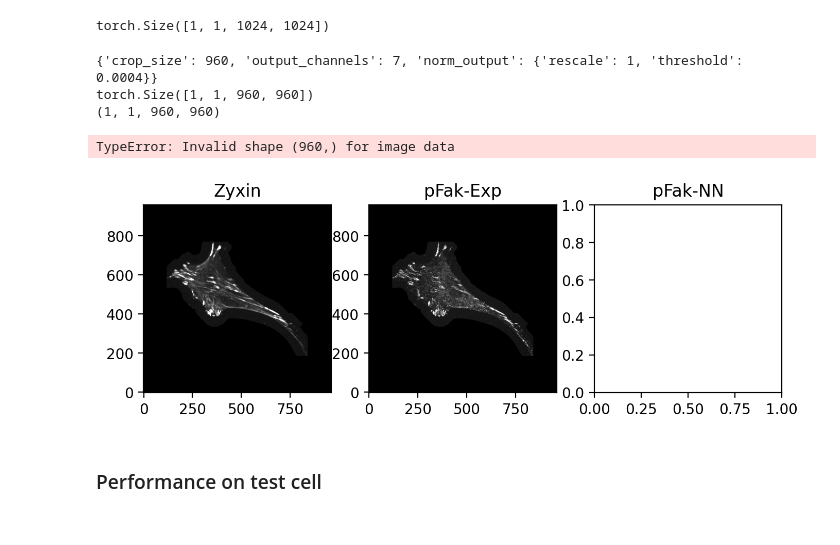
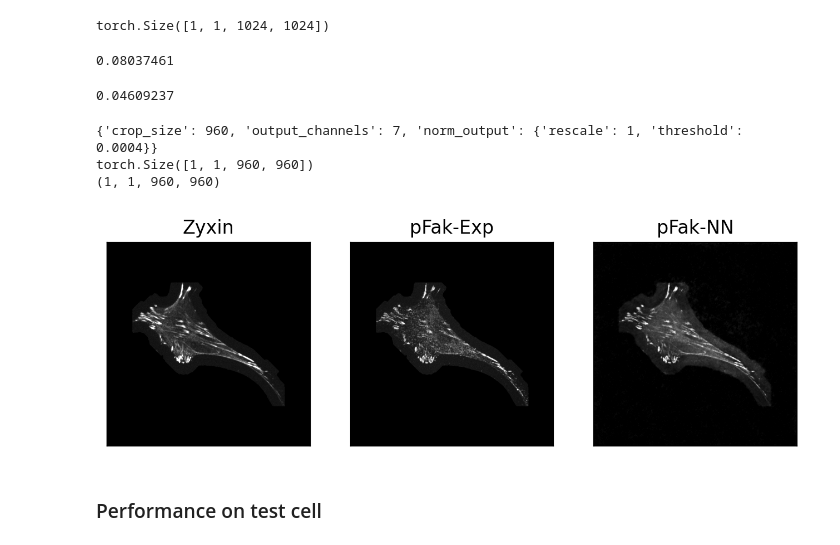
Before and after one commit to dinglyosu/force_inference, a Jupyter notebook: train_unet_zyxin2pfak_ch67_singleprotein.ipynb, the cells around one changed output. Cells and saved outputs as stored; diff of their text form; code cells hidden in the pictures.

Commit message:
fixed the broken notebook, visualization issue. For real run, change the epoch number to higher and run through all images

```diff
--- a/train_unet_zyxin2pfak_ch67_singleprotein.ipynb
+++ b/train_unet_zyxin2pfak_ch67_singleprotein.ipynb
@@ -168,9 +165,9 @@ loss_hparams = {'loss_type': 'aw_mse_corr',
                 'loss_kwargs': {'max_force': 8.}
                }
 
-n_epochs = 1000
+n_epochs = 100
 
-modelname = 'protein1_datanormed_model_zyxin2pfak_aw_mse_corr_'+str(n_epochs)+'ep'
+modelname = 'rerun20251209_protein1_datanormed_model_zyxin2pfak_aw_mse_corr_'+str(n_epochs)+'ep'
 
 logger_params = {'log_dir': f'./tensorboard_logs/{modelname}',
                     'image_epoch_freq': 10,
@@ -329,7 +326,7 @@ pred_corr_df = pd.DataFrame(columns=['cell_ID', 'time_point', 'train_test', 'coo
 
 
 for cell in ['cell_1','cell_2','cell_3','cell_4','cell_5','cell_6']:
-    for frame in range(100):
+    for frame in range(10):
 
         idx = np.sort(dataset.info[dataset.info.folder==cell].index.values)
         idx = idx[frame]
@@ -394,7 +391,7 @@ for cell in ['cell_1','cell_2','cell_3','cell_4','cell_5','cell_6']:
         ax[2].imshow(pred.squeeze()*dilate_mask,  cmap='gray', vmax=1, vmin=0)
         ax[2].set_xlabel('zp'+ "%.2f" % (z_p_corr) +',zn'+ "%.2f" % (z_n_corr) +',pn'+ "%.2f" % (p_n_corr))#+',zz'+ "%.2f" % (z_z_corr)+',pp'+ "%.2f" % (p_p_corr))
 
-        tifffile.imsave(os.path.join(tiff_result_folder,cell + '_frame'+str(frame)+'.tif'),pred.squeeze()[0]/5)
+        tifffile.imsave(os.path.join(tiff_result_folder,cell + '_frame'+str(frame)+'.tif'),pred.squeeze()/5)
 
         for a in ax.flat:
             a.set_xticks([])
@@ -414,12 +411,14 @@ pfak_values = pax[dilate_mask>0]
 nn_values = pred[dilate_mask>0]
 # %%
 np.mean(zyxin_values)
+# %% [output]
+0.08037461
 # %%
 pax.mean()
+# %% [output]
+0.04609237
 # %%
 fig,ax=plt.subplots(1,3,figsize=(8, 3*1), dpi=200)
-
-# model = models['zyxin1']
 
 eval_dataset_kwargs = dataset_kwargs
 eval_dataset_kwargs['transform_kwargs']['crop_size'] = 960
@@ -431,36 +430,35 @@ frame = 5
 
 
 idx = dataset_eval.info.index[(dataset_eval.info.folder==cell)&(dataset_eval.info.frame==frame)].tolist()[0] # Get index in dataframe that contains the right cell and frame.
 
 
 sample = dataset_eval[idx] # get item
 
 input_image = model.select_inputs(model.input_type, sample).unsqueeze(0).to(device)
 print(input_image.shape)
 
 pred = model(input_image).detach().cpu().numpy()
 
 print(pred.shape)
 
 
 ax[0].set_title('Zyxin')
 ax[0].imshow(sample['zyxin'].squeeze(), origin='lower', cmap='gray', vmax=0.3, vmin=0)
 
 ax[1].set_title('pFak-Exp')
 ax[1].imshow(sample['actin'].squeeze(), origin='lower', cmap='gray', vmax=1, vmin=0)
 
 ax[2].set_title('pFak-NN')
-ax[2].imshow(pred.squeeze()[0], origin='lower', cmap='gray', vmax=1, vmin=0)
+ax[2].imshow(pred.squeeze(), origin='lower', cmap='gray', vmax=1, vmin=0)
 
 for a in ax.flat:
     a.set_xticks([])
     a.set_yticks([])
 # %% [output]
 {'crop_size': 960, 'output_channels': 7, 'norm_output': {'rescale': 1, 'threshold': 0.0004}}
 torch.Size([1, 1, 960, 960])
 (1, 1, 960, 960)
-TypeError: Invalid shape (960,) for image data
-[figure, old version]
+[figure, new version]
 # %% [markdown]
 ### Performance on test cell
 # %%
```
Also changed, not shown: parts of 4 cells of this notebook, 1 other file.
